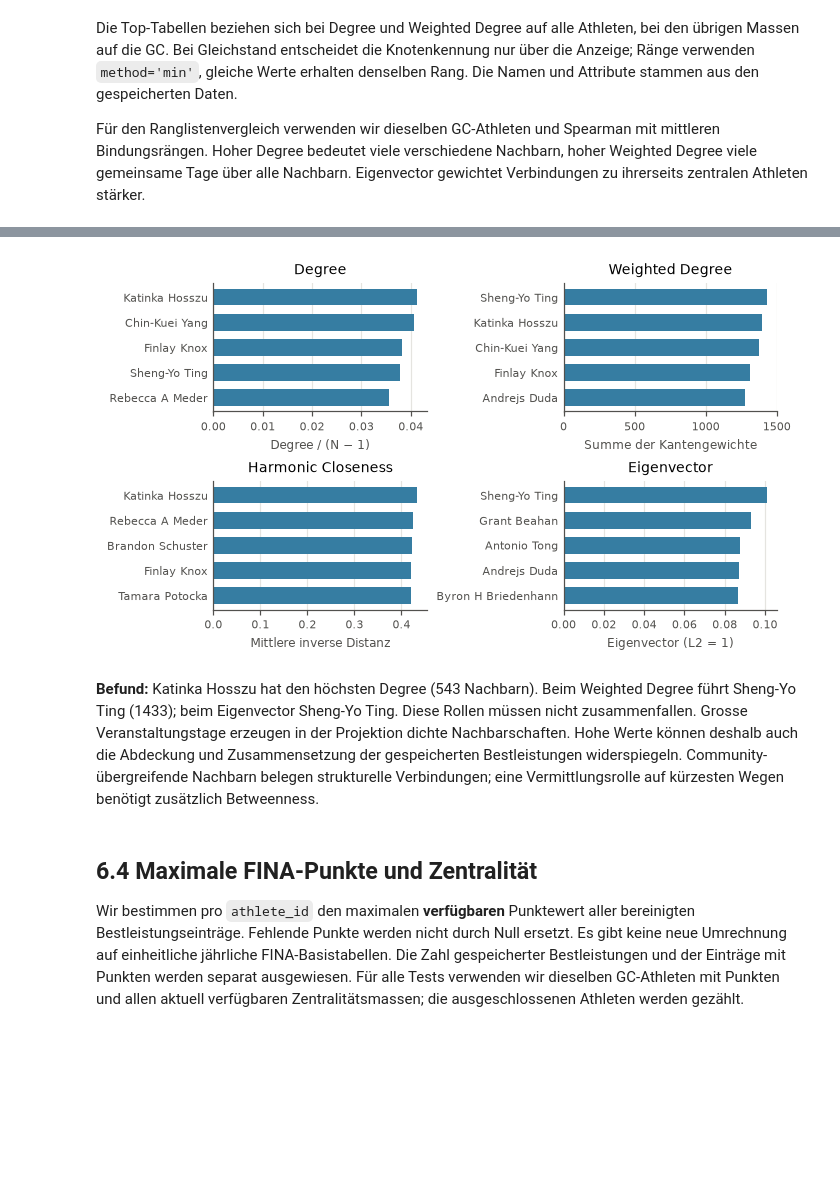
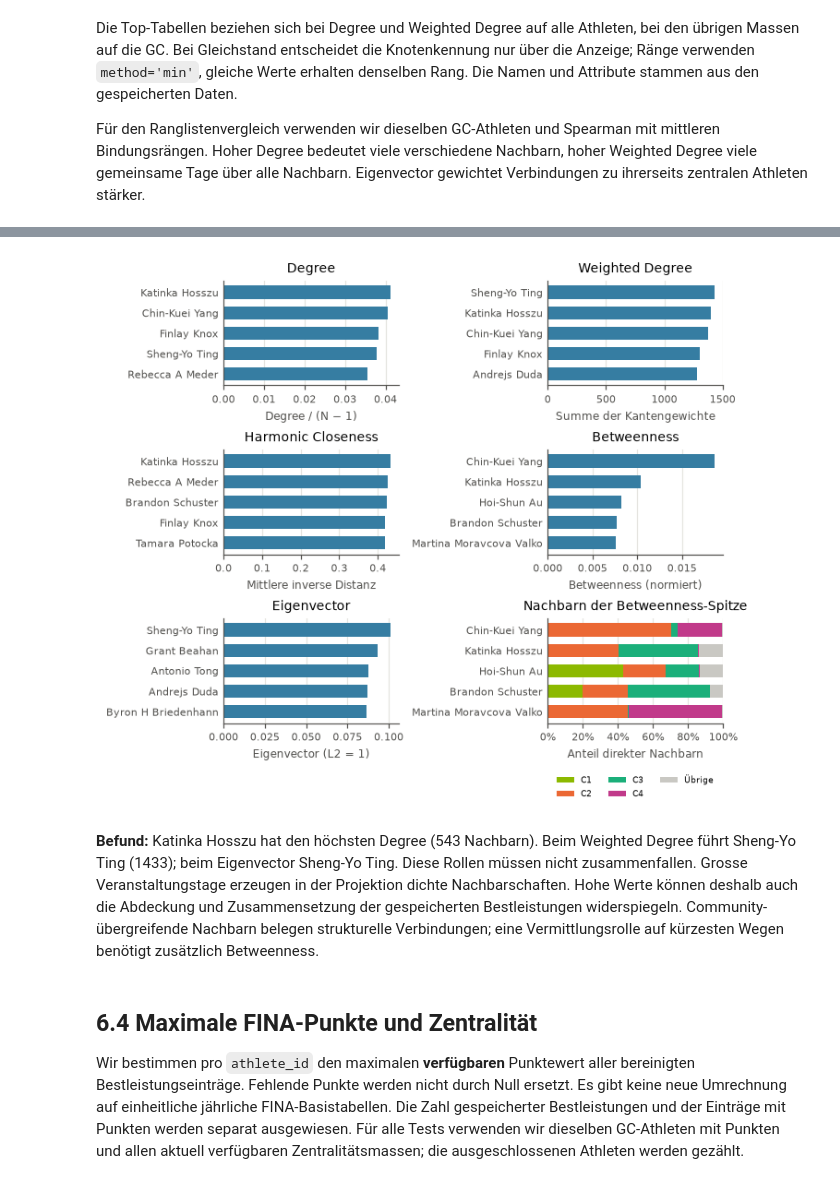
Before and after one commit to damiansze/Athletes-Network, a Jupyter notebook: Notebooks/05_zentralitaet.ipynb, the cells around one changed output, grey strips where cells are left out. Drawn from its saved outputs; the diff is of its cells as text; code cells hidden in the pictures; blank space fills up the shorter version.

Commit message:
Betweenness

```diff
--- a/Notebooks/05_zentralitaet.ipynb
+++ b/Notebooks/05_zentralitaet.ipynb
@@ -33,7 +33,7 @@ PROJECT_ROOT = Path.cwd() if (Path.cwd() / 'data').exists() else Path.cwd().pare
 sys.path.insert(0, str(PROJECT_ROOT / 'Notebooks'))
 from centrality_utils import (
     load_work_graph, graph_metadata, expensive_centrality,
-    group_centrality, monadic_permutation_tests,
+    group_centrality, monadic_permutation_tests, load_analysis_result,
 )
 
 NETWORK_DIR = PROJECT_ROOT / 'data/processed/networks'
@@ -43,8 +43,8 @@ REPORT_DIR = PROJECT_ROOT / 'Report/graphics'
 WORK_THRESHOLD = 2
 EXPECTED_GC_SIZE = 12_709
 RECOMPUTE_EXPENSIVE = False
-# Bei einer gezielten Neuberechnung z.B. nur ('harmonic',) auswählen.
-EXPENSIVE_MEASURES = ('harmonic', 'betweenness')
+# Nur das gewählte fehlende Mass neu berechnen; Standardlauf lädt beide Caches.
+EXPENSIVE_MEASURES = ('betweenness',)
 N_PERMUTATIONS, SEED, ALPHA = 9_999, 42, 0.05
 COLOR, MUTED = '#367da2', '#a3a29d'
 COMMUNITY_COLORS = {'C1': '#8cb900', 'C2': '#eb6834', 'C3': '#1baf7a', 'C4': '#c13a8a'}
@@ -364,34 +471,50 @@ with plt.rc_context(REPORT_RC):
         ax.barh(top['athlete_name'].map(pretty_name), top[metric], color=COLOR, height=.65)
         axis_labels = {'degree_centrality': 'Degree / (N − 1)',
                        'weighted_degree': 'Summe der Kantengewichte',
                        'harmonic': 'Mittlere inverse Distanz',
                        'eigenvector': 'Eigenvector (L2 = 1)',
                        'betweenness': 'Betweenness (normiert)'}
         ax.set(title=LABELS[metric], xlabel=axis_labels[metric])
         ax.tick_params(axis='y', length=0)
         ax.grid(axis='y', visible=False)
         ax.ticklabel_format(axis='x', style='plain', useOffset=False)
     for ax in list(axes.flat)[len(available_metrics):]:
         ax.set_visible(False)
+    if len(available_metrics) == 5 and not betweenness_top.empty:
+        ax = axes.flat[-1]
+        ax.set_visible(True)
+        shown = betweenness_top.head(5).iloc[::-1]
+        left = np.zeros(len(shown))
+        for community in [*COMMUNITY_COLORS, 'non_generation_neighbors']:
+            values = shown[community].to_numpy(dtype=float) / shown['degree'].to_numpy(dtype=float)
+            ax.barh(shown['athlete_name'].map(pretty_name), values, left=left, height=.65,
+                    color=COMMUNITY_COLORS.get(community, '#c9c8c3'),
+                    label=community if community in COMMUNITY_COLORS else 'Übrige')
+            left += values
+        ax.set(title='Nachbarn der Betweenness-Spitze', xlabel='Anteil direkter Nachbarn', xlim=(0, 1))
+        ax.xaxis.set_major_formatter(PercentFormatter(xmax=1))
+        ax.tick_params(axis='y', length=0)
+        ax.grid(axis='y', visible=False)
+        ax.legend(frameon=False, fontsize=6, ncol=3, loc='upper center', bbox_to_anchor=(.5, -.42))
     fig.savefig(REPORT_DIR / '06_zentralitaet_athleten.pdf', bbox_inches='tight')
     plt.show()
 
 local_top = top_tables['degree_centrality'].iloc[0]
 weighted_top = top_tables['weighted_degree'].iloc[0]
 eigen_top = top_tables['eigenvector'].iloc[0]
 display(Markdown(
     f"**Befund:** {pretty_name(local_top['athlete_name'])} hat den höchsten Degree "
     f"({int(actors.loc[top_tables['degree_centrality'].index[0], 'degree'])} Nachbarn). "
     f"Beim Weighted Degree führt {pretty_name(weighted_top['athlete_name'])} "
     f"({weighted_top['weighted_degree']:.0f}); beim Eigenvector "
     f"{pretty_name(eigen_top['athlete_name'])}. Diese Rollen müssen nicht zusammenfallen. "
     'Grosse Veranstaltungstage erzeugen in der Projektion dichte Nachbarschaften. '
     'Hohe Werte können deshalb auch die Abdeckung und Zusammensetzung der gespeicherten '
     'Bestleistungen widerspiegeln. Community-übergreifende Nachbarn belegen strukturelle '
     'Verbindungen; eine Vermittlungsrolle auf kürzesten Wegen benötigt zusätzlich Betweenness.'
 ))
 # %% [output]
-[figure, old version]
+[figure, new version]
 **Befund:** Katinka Hosszu hat den höchsten Degree (543 Nachbarn). Beim Weighted Degree führt Sheng-Yo Ting (1433); beim Eigenvector Sheng-Yo Ting. Diese Rollen müssen nicht zusammenfallen. Grosse Veranstaltungstage erzeugen in der Projektion dichte Nachbarschaften. Hohe Werte können deshalb auch die Abdeckung und Zusammensetzung der gespeicherten Bestleistungen widerspiegeln. Community-übergreifende Nachbarn belegen strukturelle Verbindungen; eine Vermittlungsrolle auf kürzesten Wegen benötigt zusätzlich Betweenness.
 # %% [markdown]
 ## 6.4 Maximale FINA-Punkte und Zentralität
```
Also changed, not shown: parts of 10 cells of this notebook, 19 other files.
